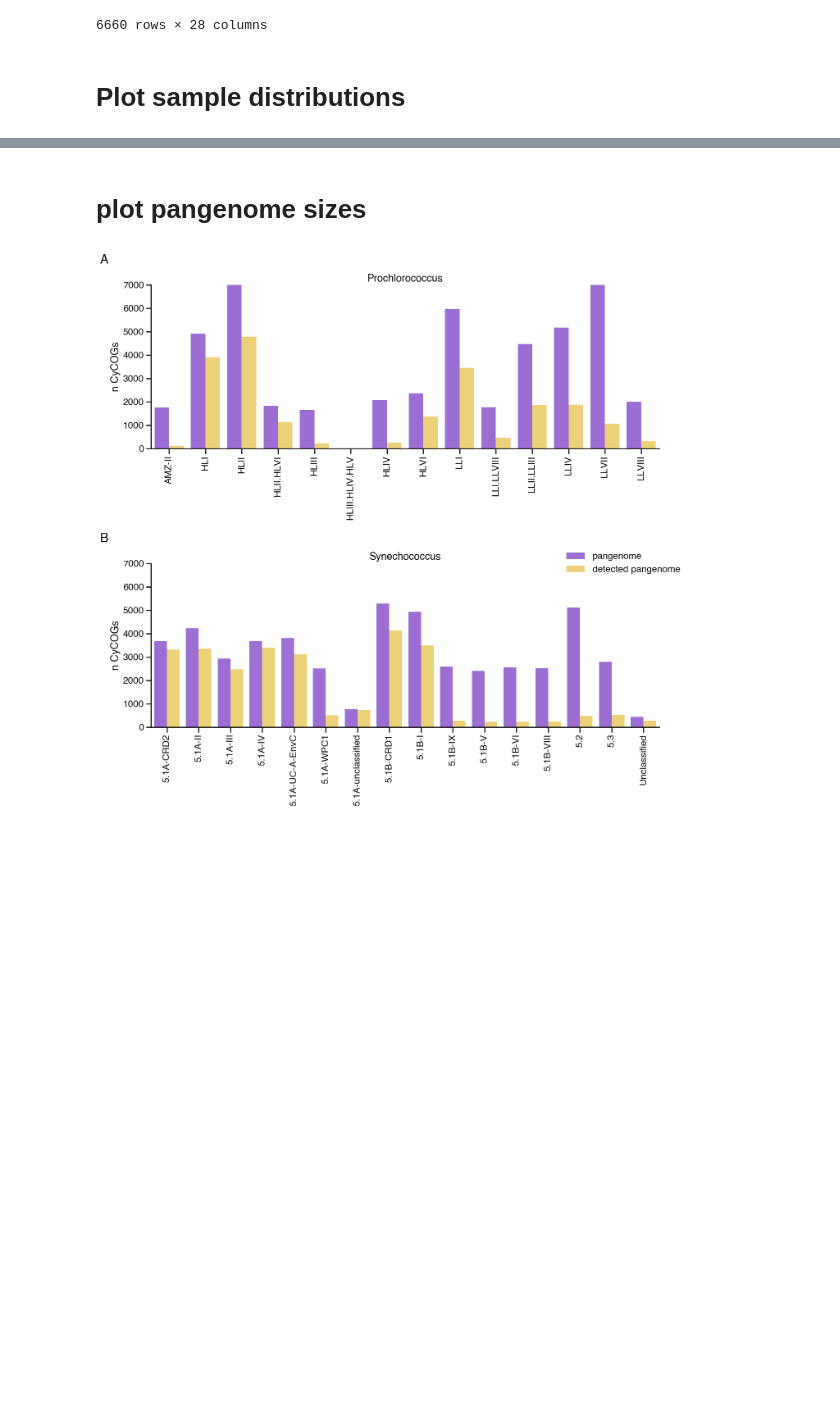
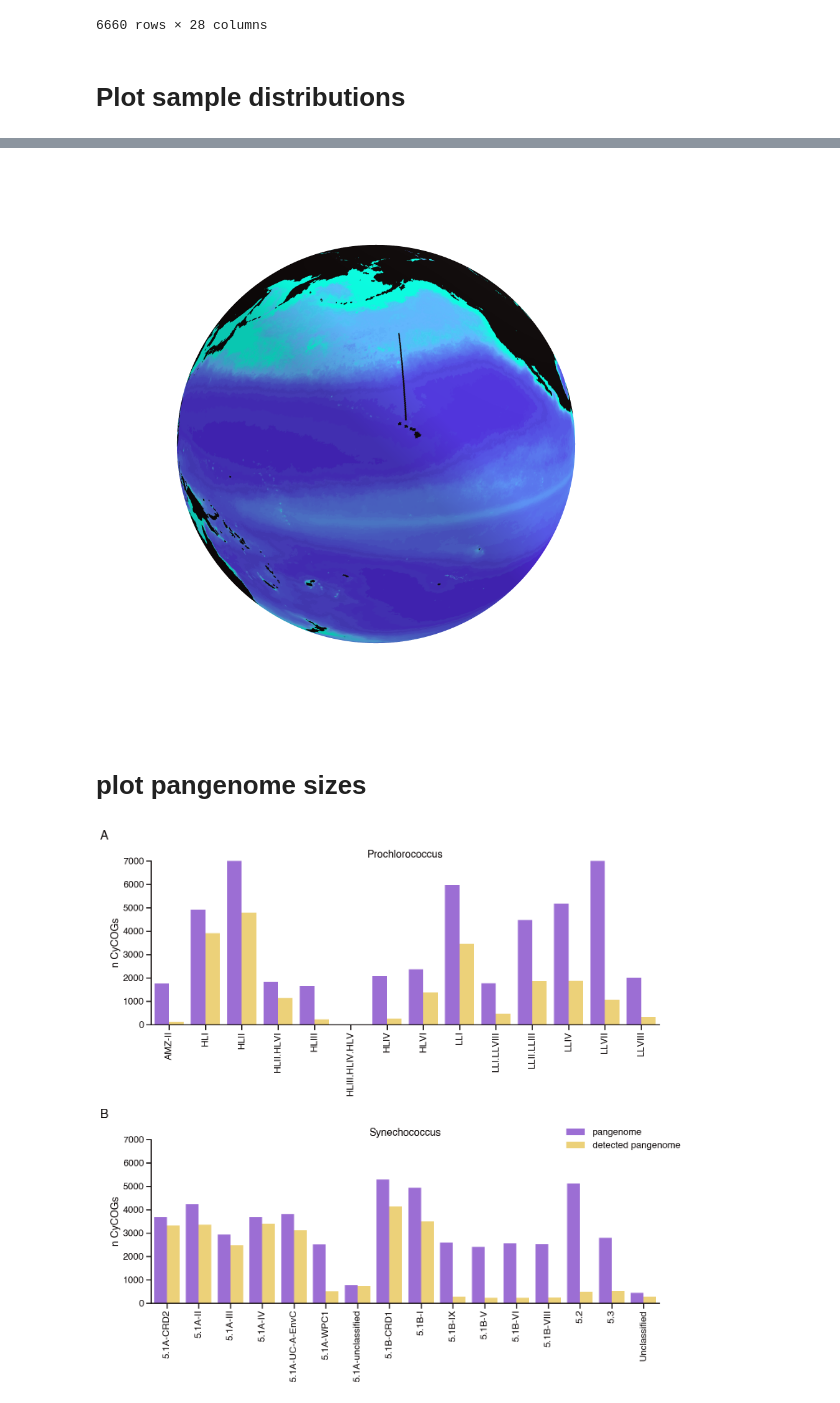
Before and after one commit to blasks/barnacle-manuscript, a Jupyter notebook: analyses/2-mapping/1-pro-syn-abundances.ipynb, the cells around one changed output, grey strips where cells are left out. Cells and saved outputs as stored; diff of their text form; code cells hidden in the pictures; blank space fills up the shorter version.

```diff
--- a/analyses/2-mapping/1-pro-syn-abundances.ipynb
+++ b/analyses/2-mapping/1-pro-syn-abundances.ipynb
@@ -256,3 +422,30 @@ fig.savefig(out_dir / 'sample-site-summary.png', bbox_inches='tight')
+# %%
+# map 2d climatology onto 3d surface
+# adapted from https://chart-studio.plotly.com/~empet/16132/color-image-quantization-and-tex/#/
+
+img = sio.imread(out_dir / 'chlorophyll-climatology.png')
+
+r, c, _ = img.shape
+x, y, z = sphere(r, c)
+I, J, K, tri_color_intensity, pl_colorscale = mesh_data(img, n_colors=32, n_training_pixels=10000)
+sphere_fig = go.Figure()
+sphere_fig.add_mesh3d(x=x.flatten(), y=y.flatten(), z=np.flipud(z).flatten(),
+                            i=I, j=J, k=K, intensity=tri_color_intensity, intensitymode='cell',
+                            colorscale=pl_colorscale, showscale=False);
+
+sphere_fig.update_layout(width=600, height=600,
+                  margin=dict(t=10, r=10, b=10, l=10),
+                  scene_camera_eye=dict(x=1.5, y=0.4, z=.5),
+                  **scene_style)
+
+# save image
+sphere_fig.write_image(out_dir / 'globe-chlorophyll-climatology.png', scale=3)
+
+# render inline non-interactively
+img_bytes = sphere_fig.to_image(format='png')
+Image(img_bytes)
+# %% [output]
+[figure, added]
 # %% [markdown]
 # plot pangenome sizes
 # %%
```
Also changed, not shown: parts of 7 cells of this notebook, 3 other files.
